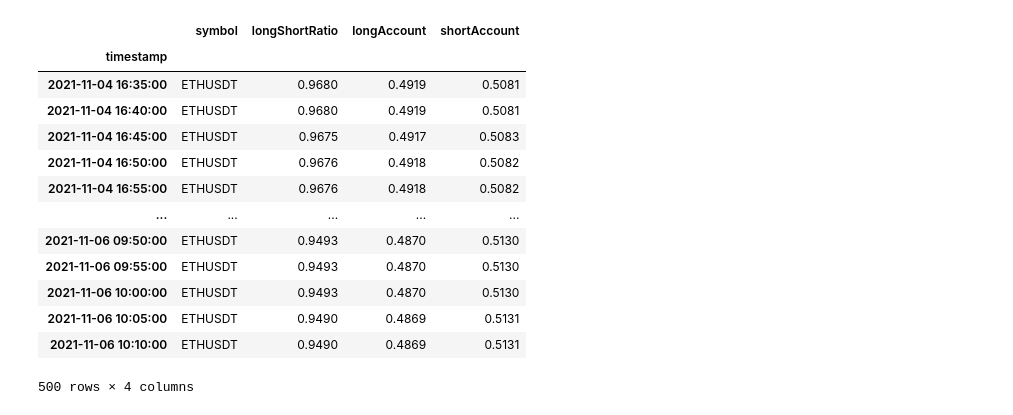
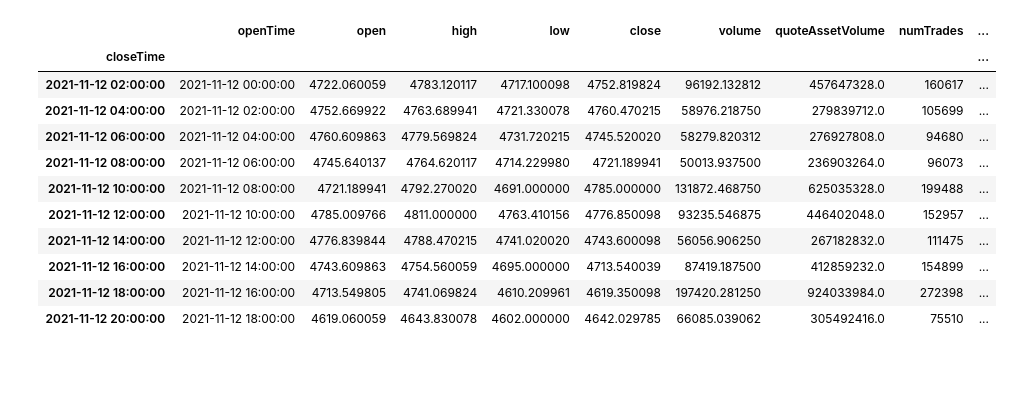
Before and after one commit to hx3333/marketstat, a Jupyter notebook: longshort_positions&accounts.ipynb, the cells around one changed output. Saved outputs shown, nothing was run; the diff lists cells and outputs as text; code cells hidden in the pictures; blank space fills up the shorter version.

```diff
--- a/longshort_positions&accounts.ipynb
+++ b/longshort_positions&accounts.ipynb
@@ -44,17 +60,15 @@ plt.show()
-# %%
-df
-# %% [output]
-|  | symbol | longShortRatio | longAccount | shortAccount |
-| timestamp |  |  |  |  |
-| 2021-11-04 16:35:00 | ETHUSDT | 0.9680 | 0.4919 | 0.5081 |
-| 2021-11-04 16:40:00 | ETHUSDT | 0.9680 | 0.4919 | 0.5081 |
-| 2021-11-04 16:45:00 | ETHUSDT | 0.9675 | 0.4917 | 0.5083 |
-| 2021-11-04 16:50:00 | ETHUSDT | 0.9676 | 0.4918 | 0.5082 |
-| 2021-11-04 16:55:00 | ETHUSDT | 0.9676 | 0.4918 | 0.5082 |
-| ... | ... | ... | ... | ... |
-| 2021-11-06 09:50:00 | ETHUSDT | 0.9493 | 0.4870 | 0.5130 |
-| 2021-11-06 09:55:00 | ETHUSDT | 0.9493 | 0.4870 | 0.5130 |
-| 2021-11-06 10:00:00 | ETHUSDT | 0.9493 | 0.4870 | 0.5130 |
-| 2021-11-06 10:05:00 | ETHUSDT | 0.9490 | 0.4869 | 0.5131 |
-| 2021-11-06 10:10:00 | ETHUSDT | 0.9490 | 0.4869 | 0.5131 |
-500 rows × 4 columns
+# %%
+df3.tail(10)
+# %% [output]
+|  | openTime | open | high | low | close | volume | quoteAssetVolume | numTrades | ... |
+| closeTime |  |  |  |  |  |  |  |  | ... |
+| 2021-11-12 02:00:00 | 2021-11-12 00:00:00 | 4722.060059 | 4783.120117 | 4717.100098 | 4752.819824 | 96192.132812 | 457647328.0 | 160617 | ... |
+| 2021-11-12 04:00:00 | 2021-11-12 02:00:00 | 4752.669922 | 4763.689941 | 4721.330078 | 4760.470215 | 58976.218750 | 279839712.0 | 105699 | ... |
+| 2021-11-12 06:00:00 | 2021-11-12 04:00:00 | 4760.609863 | 4779.569824 | 4731.720215 | 4745.520020 | 58279.820312 | 276927808.0 | 94680 | ... |
+| 2021-11-12 08:00:00 | 2021-11-12 06:00:00 | 4745.640137 | 4764.620117 | 4714.229980 | 4721.189941 | 50013.937500 | 236903264.0 | 96073 | ... |
+| 2021-11-12 10:00:00 | 2021-11-12 08:00:00 | 4721.189941 | 4792.270020 | 4691.000000 | 4785.000000 | 131872.468750 | 625035328.0 | 199488 | ... |
+| 2021-11-12 12:00:00 | 2021-11-12 10:00:00 | 4785.009766 | 4811.000000 | 4763.410156 | 4776.850098 | 93235.546875 | 446402048.0 | 152957 | ... |
+| 2021-11-12 14:00:00 | 2021-11-12 12:00:00 | 4776.839844 | 4788.470215 | 4741.020020 | 4743.600098 | 56056.906250 | 267182832.0 | 111475 | ... |
+| 2021-11-12 16:00:00 | 2021-11-12 14:00:00 | 4743.609863 | 4754.560059 | 4695.000000 | 4713.540039 | 87419.187500 | 412859232.0 | 154899 | ... |
+| 2021-11-12 18:00:00 | 2021-11-12 16:00:00 | 4713.549805 | 4741.069824 | 4610.209961 | 4619.350098 | 197420.281250 | 924033984.0 | 272398 | ... |
+| 2021-11-12 20:00:00 | 2021-11-12 18:00:00 | 4619.060059 | 4643.830078 | 4602.000000 | 4642.029785 | 66085.039062 | 305492416.0 | 75510 | ... |
```
Also changed, not shown: parts of 5 cells of this notebook.
